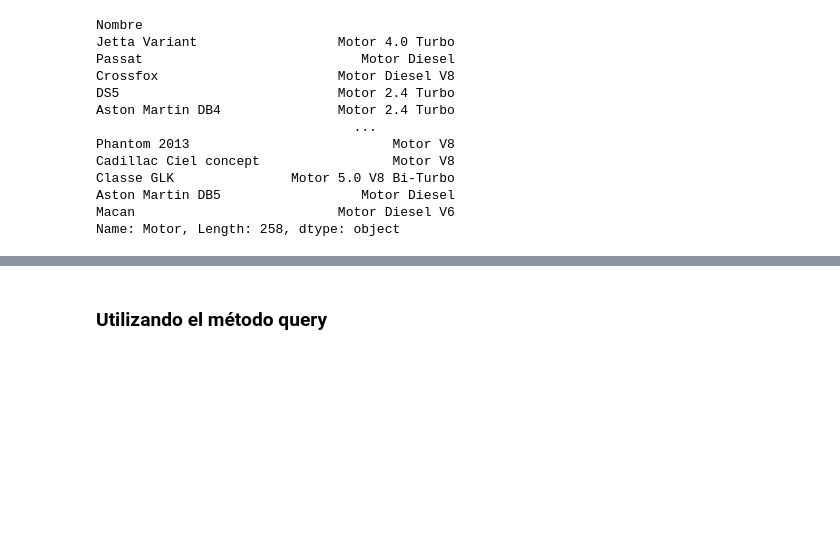
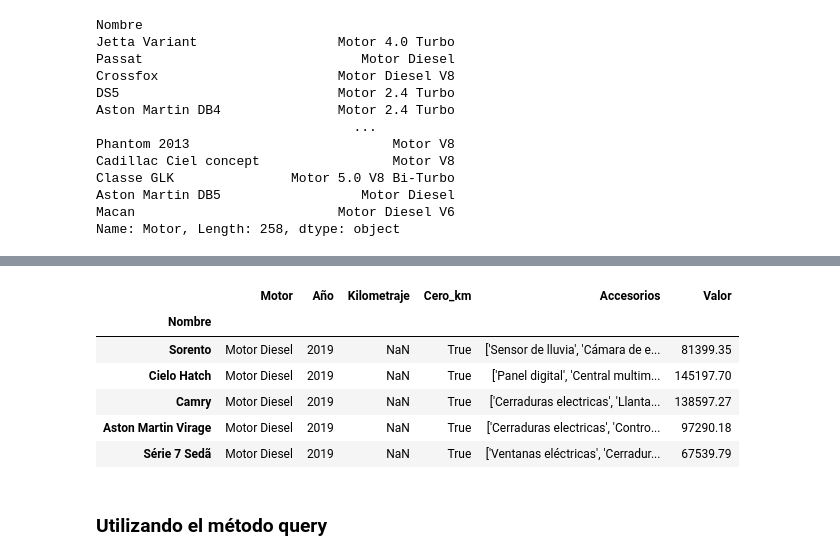
Before and after one commit to MatiasRuizSilva/Python-for-Data-Science, a Jupyter notebook: Python_para_Data_Science_Pandas.ipynb, the cells around one changed output, grey strips where cells are left out. Cells and saved outputs as stored; diff of their text form; code cells hidden in the pictures; blank space fills up the shorter version.

```diff
--- a/Python_para_Data_Science_Pandas.ipynb
+++ b/Python_para_Data_Science_Pandas.ipynb
@@ -1034,2 +1075,12 @@ Name: Motor, Length: 258, dtype: object
+# %%
+dataset[(dataset.Motor == 'Motor Diesel')& (dataset.Cero_km == True)]
+# %% [output]
+|  | Motor | Año | Kilometraje | Cero_km | Accesorios | Valor |
+| Nombre |  |  |  |  |  |  |
+| Sorento | Motor Diesel | 2019 | NaN | True | ['Sensor de lluvia', 'Cámara de e... | 81399.35 |
+| Cielo Hatch | Motor Diesel | 2019 | NaN | True | ['Panel digital', 'Central multim... | 145197.70 |
+| Camry | Motor Diesel | 2019 | NaN | True | ['Cerraduras electricas', 'Llanta... | 138597.27 |
+| Aston Martin Virage | Motor Diesel | 2019 | NaN | True | ['Cerraduras electricas', 'Contro... | 97290.18 |
+| Série 7 Sedã | Motor Diesel | 2019 | NaN | True | ['Ventanas eléctricas', 'Cerradur... | 67539.79 |
 # %% [markdown]
 ### Utilizando el método query
```
Also changed, not shown: parts of 4 cells of this notebook.
